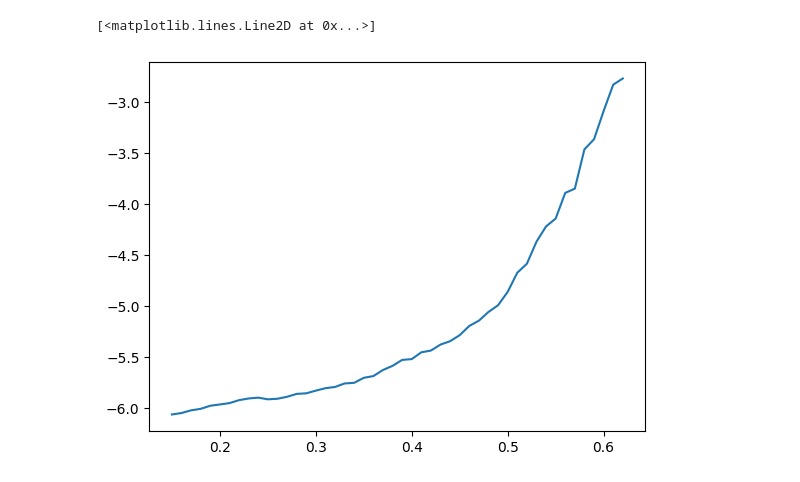
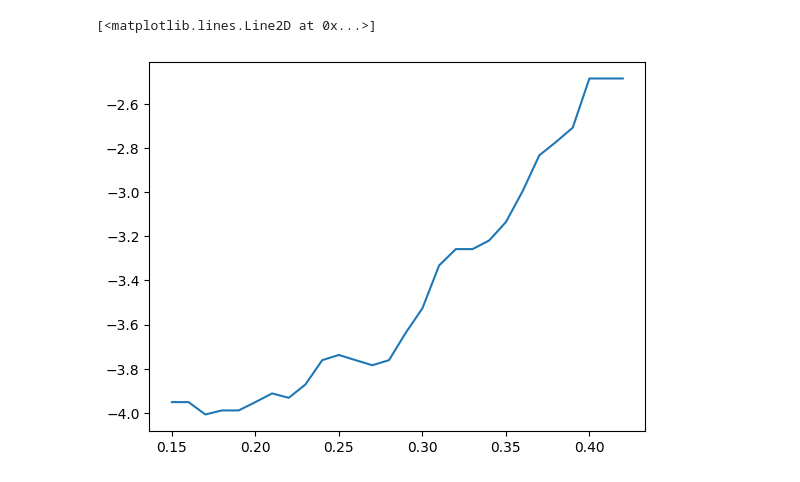
Before and after one commit to Surayuth/her2ml, a Jupyter notebook: notebooks/prep_data.ipynb, the cells around one changed output. Drawn from its saved outputs; the diff is of its cells as text; code cells hidden in the pictures.

```diff
--- a/notebooks/prep_data.ipynb
+++ b/notebooks/prep_data.ipynb
@@ -63,12 +63,12 @@ def extract_line(cont_mask, min_hole=10, max_hole=1000, max_res=0.25):
     else:
         return 0, 0, -1., ([0], [0])
 # %%
-path = "../Data_Chula/7 Dec 23 HER2 3+ D+ 01/HER2 3+ D+ (145).TIF"
+path = "/home/surayuth/her2/Data_Chula/HER2 2+ DISH- case 04/HER2 2 Neg DISH Case_4 (1).JPG"
 
 img = read_image(path)
 cont_mask = extract_mask(img)
 n, deg, param_v, (x, y) = extract_line(cont_mask)
 plt.plot(x, y)
 # %% [output]
 [<matplotlib.lines.Line2D at 0x...>]
-[figure, old version]
+[figure, new version]
```
Also changed, not shown: parts of 4 cells of this notebook, 2 other files.
